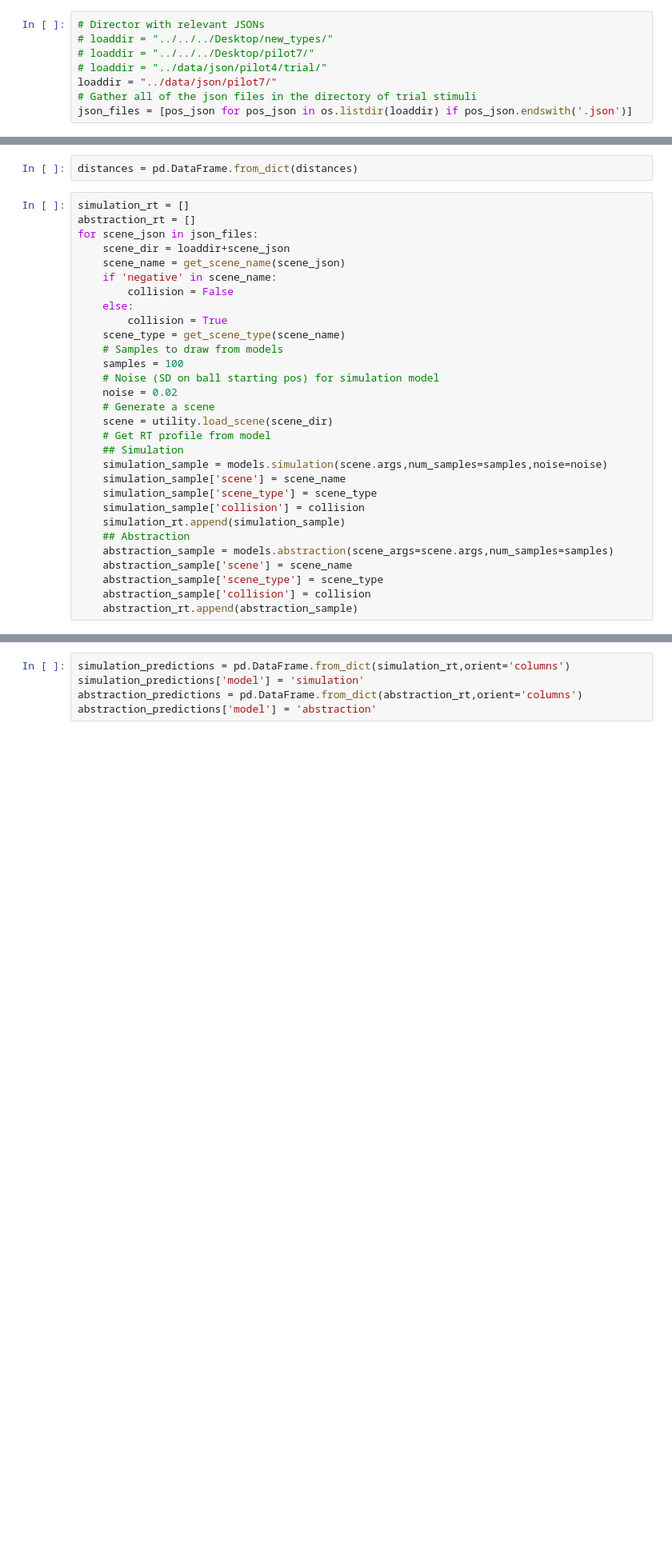
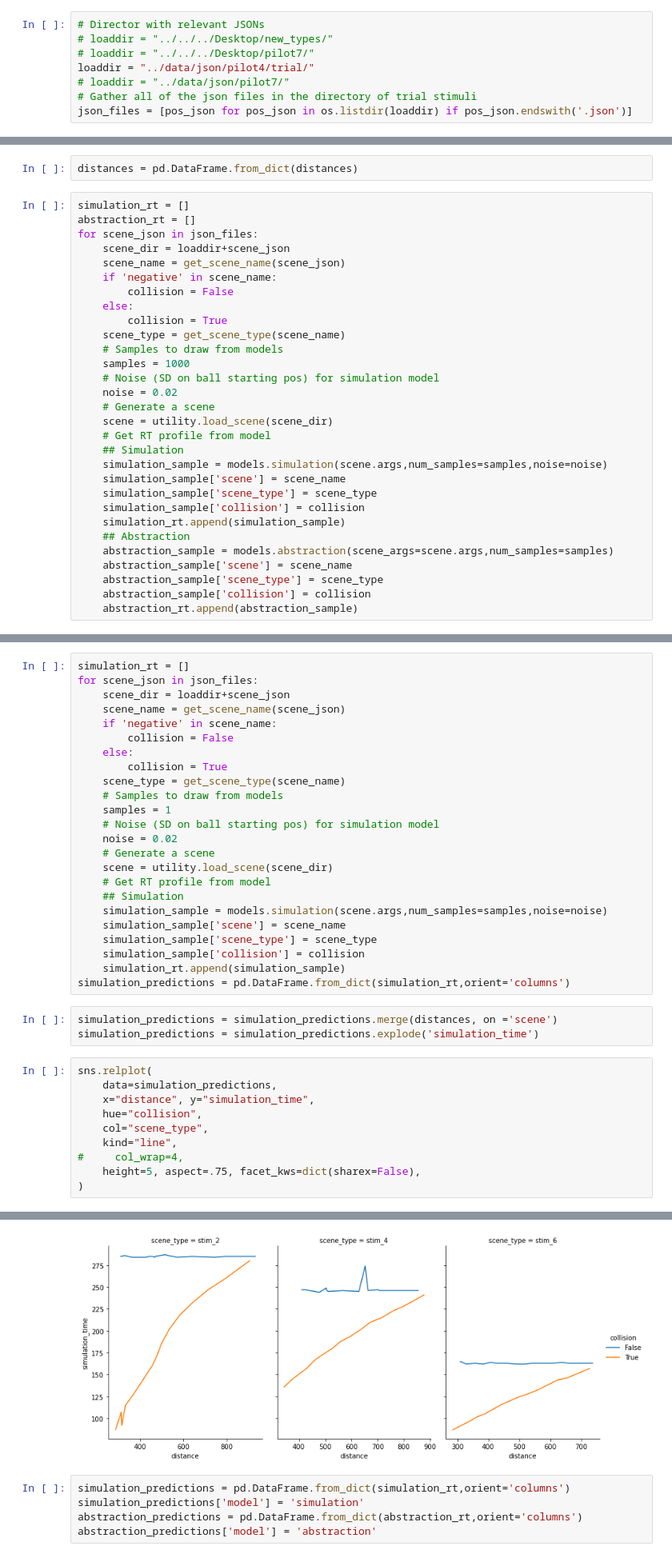
Before and after one commit to flxsosa/physics_abstraction, a Jupyter notebook: notebooks/testing_new_way_to_generate_stimuli.ipynb, the cells around one changed output, grey strips where cells are left out. Shown at 80% size. Drawn from its saved outputs; the diff is of its cells as text; blank space fills up the shorter version.

```diff
--- a/notebooks/testing_new_way_to_generate_stimuli.ipynb
+++ b/notebooks/testing_new_way_to_generate_stimuli.ipynb
@@ -36,8 +36,8 @@ generate_stimuli_from_types_json(types,savedir,False)
 # Director with relevant JSONs
 # loaddir = "../../../Desktop/new_types/"
 # loaddir = "../../../Desktop/pilot7/"
-# loaddir = "../data/json/pilot4/trial/"
-loaddir = "../data/json/pilot7/"
+loaddir = "../data/json/pilot4/trial/"
+# loaddir = "../data/json/pilot7/"
 # Gather all of the json files in the directory of trial stimuli
 json_files = [pos_json for pos_json in os.listdir(loaddir) if pos_json.endswith('.json')]
 # %%
@@ -76,7 +76,7 @@ for scene_json in json_files:
         collision = True
     scene_type = get_scene_type(scene_name)
     # Samples to draw from models
-    samples = 100
+    samples = 1000
     # Noise (SD on ball starting pos) for simulation model
     noise = 0.02
     # Generate a scene
@@ -96,0 +99,38 @@ for scene_json in json_files:
+# %%
+simulation_rt = []
+for scene_json in json_files:
+    scene_dir = loaddir+scene_json
+    scene_name = get_scene_name(scene_json)
+    if 'negative' in scene_name:
+        collision = False
+    else:
+        collision = True
+    scene_type = get_scene_type(scene_name)
+    # Samples to draw from models
+    samples = 1
+    # Noise (SD on ball starting pos) for simulation model
+    noise = 0.02
+    # Generate a scene
+    scene = utility.load_scene(scene_dir)
+    # Get RT profile from model
+    ## Simulation
+    simulation_sample = models.simulation(scene.args,num_samples=samples,noise=noise)
+    simulation_sample['scene'] = scene_name
+    simulation_sample['scene_type'] = scene_type
+    simulation_sample['collision'] = collision
+    simulation_rt.append(simulation_sample)
+simulation_predictions = pd.DataFrame.from_dict(simulation_rt,orient='columns')
+# %%
+simulation_predictions = simulation_predictions.merge(distances, on ='scene')
+simulation_predictions = simulation_predictions.explode('simulation_time')
+# %%
+sns.relplot(
+    data=simulation_predictions,
+    x="distance", y="simulation_time",
+    hue="collision",
+    col="scene_type",
+    kind="line",
+#     col_wrap=4,
+    height=5, aspect=.75, facet_kws=dict(sharex=False),
+)
+# %% [output]
@@ -97,3 +138,4 @@ for scene_json in json_files:
+[figure, added]
 # %%
 simulation_predictions = pd.DataFrame.from_dict(simulation_rt,orient='columns')
 simulation_predictions['model'] = 'simulation'
```
Also changed, not shown: parts of 11 cells of this notebook, 3 other files.
